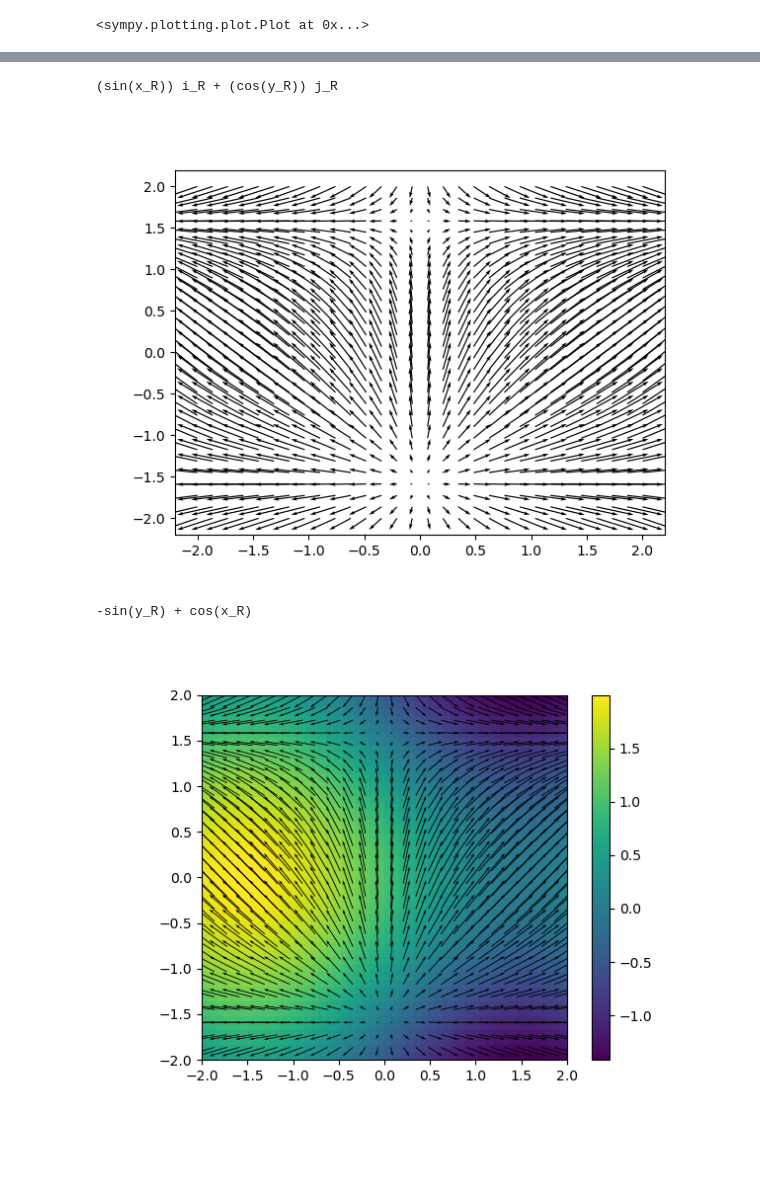
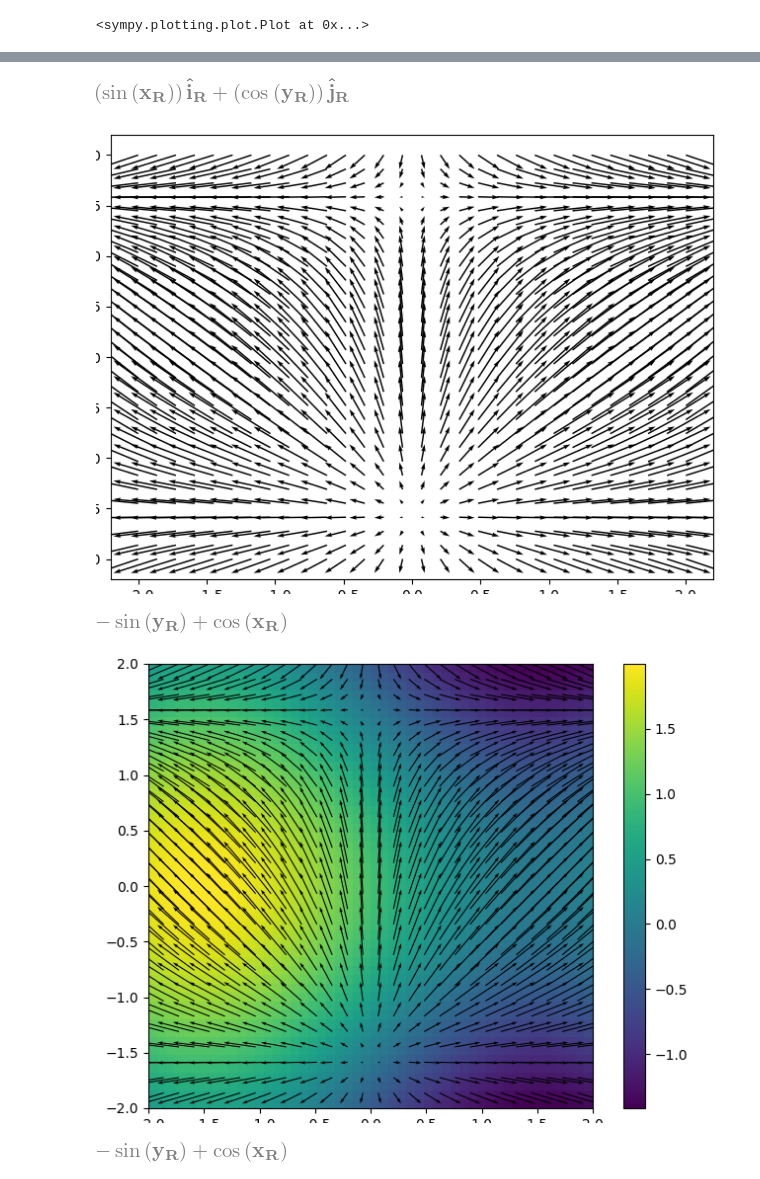
Before and after one commit to QuMCoding/QM-Book-Source, a Jupyter notebook: vector.ipynb, the cells around one changed output, grey strips where cells are left out. Drawn from its saved outputs; the diff is of its cells as text; code cells hidden in the pictures; blank space fills up the shorter version.

```diff
--- a/vector.ipynb
+++ b/vector.ipynb
@@ -251,46 +270,48 @@ result is: 1.63299316185545
 
 R = CoordSys3D("R")  # 建立實數平面
 f = 1 * sin(R.x) * R.i + 1 * cos(R.y) * R.j  # 定義f(x, y)
-pprint(f)  # 輸出f
+display(f)  # 輸出f
 
 R4Q = 30  # 要每行計算幾個點(解析度)
 X4Q, Y4Q = np.mgrid[-2:2:R4Q * 1j, -2:2:R4Q * 1j]  # 計算所有起點
 # 以起點帶入f得終點
 X4QV, Y4QV = np.copy(X4Q), np.copy(Y4Q)
 for i, v in np.ndenumerate(X4Q):
     now = f.subs({R.x: v, R.y: Y4Q[i]}) \
         .to_matrix(R)  # x, y代入並將向量函數轉換為矩陣
     X4QV[i], Y4QV[i], _ = now  # 結果放進去
 
 plt.clf()  # 清空plt
 plt.quiver(X4Q, Y4Q, X4QV, Y4QV,
            angles="xy", scale_units="xy", scale=3)  # 畫出箭頭
 plt.show()
 
 delop = Del()
 d = delop.dot(f, doit=True)  # 散度
-pprint(d)  # 輸出d
+display(d)  # 輸出d
 
 R4B = 50  # 要每行計算幾個點(解析度)
 X4B, Y4B = np.mgrid[-2:2:R4B * 1j, -2:2:R4B * 1j]  # 計算需要計算的點
 img = np.zeros((R4B, R4B))  # 建立畫布
 extent = [-2, 2, -2, 2]  # 設定邊界
 for i, v in np.ndenumerate(X4B):
     now = d.subs({R.x: v, R.y: Y4B[i]})  # x, y 代入
     img[i] = now  # 結果放進去
 plt.imshow(img, extent=extent)  # 將img放到plt
 plt.colorbar()  # 色度條
 
 plt.show()
 # %% [output]
-(sin(x_R)) i_R + (cos(y_R)) j_R
-[figure, old version]
+[figure, new version]
--sin(y_R) + cos(x_R)
-[figure, old version]
+[figure, new version]
+[figure, added]
+[figure, added]
 # %%
 # 散度, 直接用divergence()
 d = divergence(f)
-pprint(d)
+display(d)
+# %% [output]
+[figure, added]
 # %%
 # 什麼是旋度
 # 旋度是∇ × f
```
Also changed, not shown: parts of 15 cells of this notebook.
